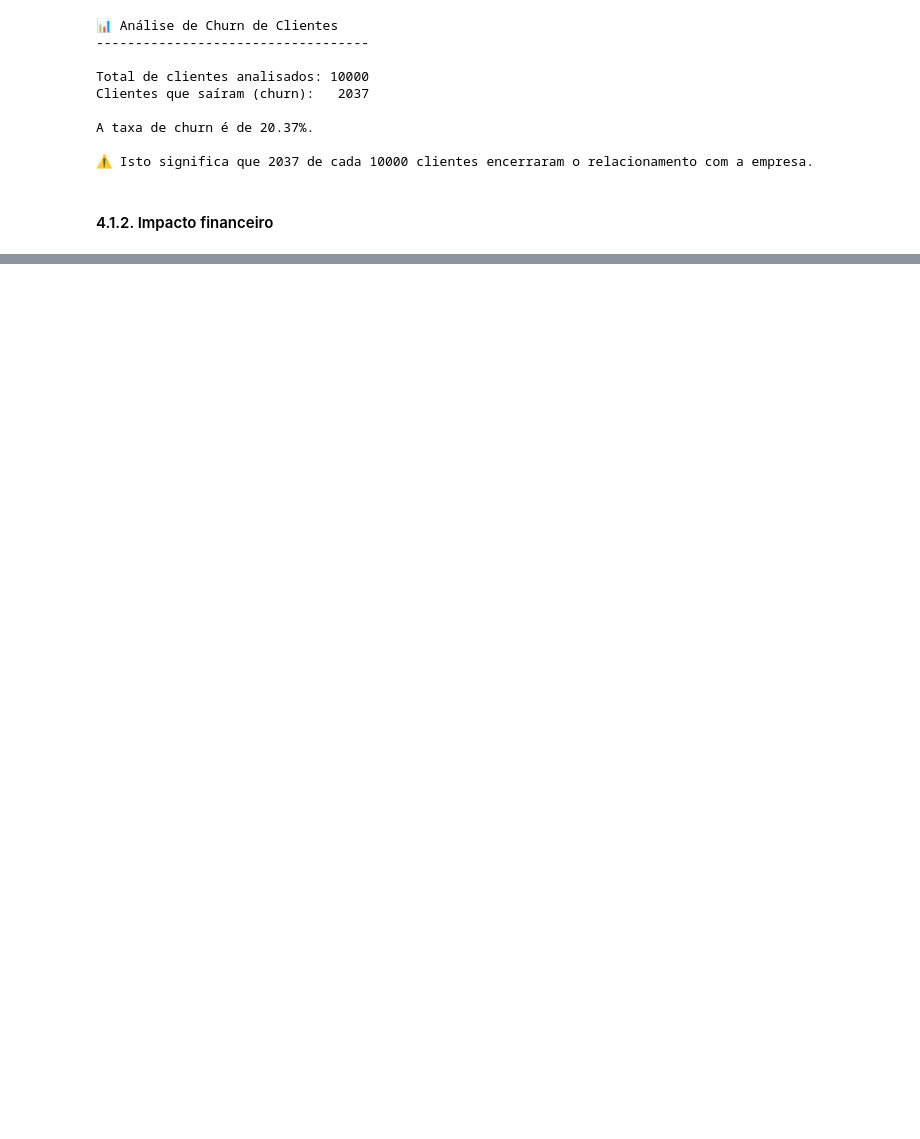
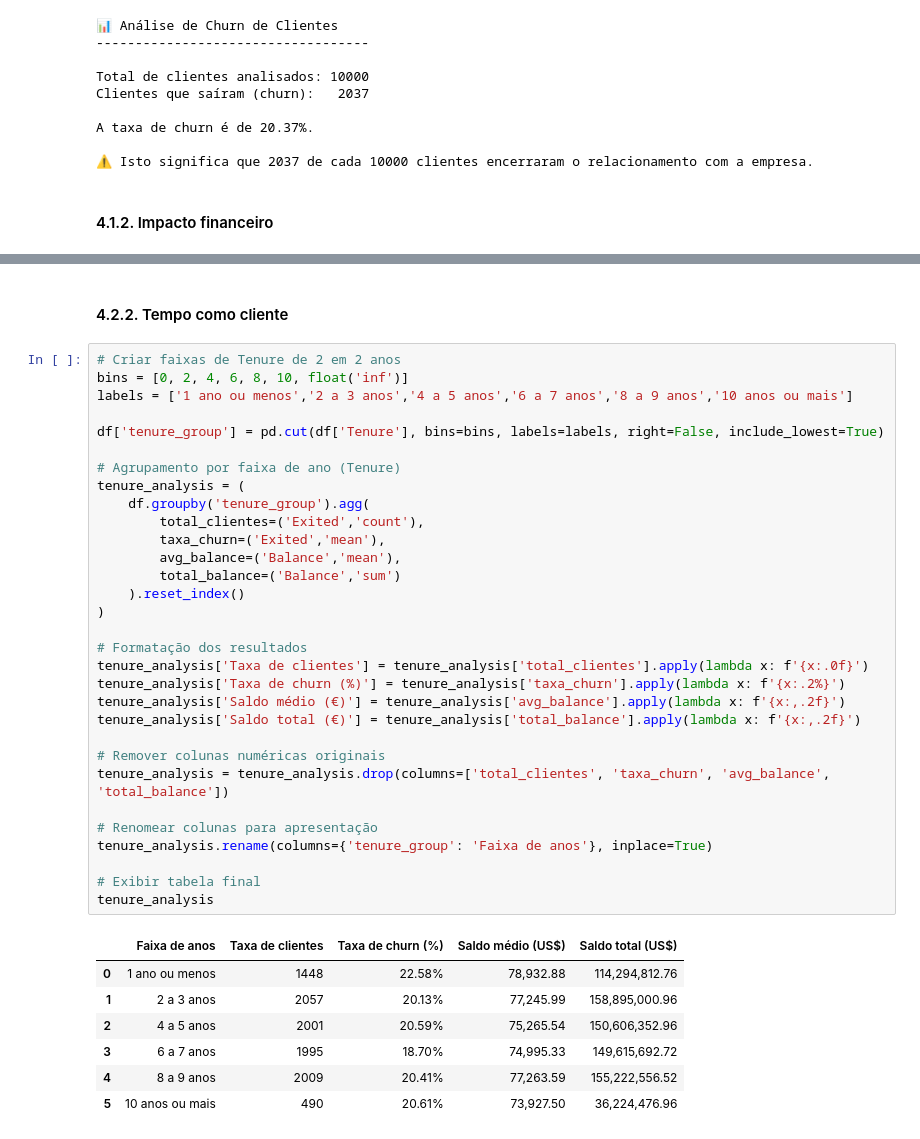
Before and after one commit to emso-exe/Churn_clientes_de_banco, a Jupyter notebook: notebooks/001_analise_exploratoria.ipynb, the cells around one changed output, grey strips where cells are left out. Saved outputs shown, nothing was run; the diff lists cells and outputs as text; blank space fills up the shorter version.

```diff
--- a/notebooks/001_analise_exploratoria.ipynb
+++ b/notebooks/001_analise_exploratoria.ipynb
@@ -493,0 +589,41 @@ Saldo médio dos clientes que permaneceram: 72,745.30
+# %% [markdown]
+#### 4.2.2. Tempo como cliente
+# %%
+# Criar faixas de Tenure de 2 em 2 anos
+bins = [0, 2, 4, 6, 8, 10, float('inf')]
+labels = ['1 ano ou menos','2 a 3 anos','4 a 5 anos','6 a 7 anos','8 a 9 anos','10 anos ou mais']
+
+df['tenure_group'] = pd.cut(df['Tenure'], bins=bins, labels=labels, right=False, include_lowest=True)
+
+# Agrupamento por faixa de ano (Tenure)
+tenure_analysis = (
+    df.groupby('tenure_group').agg(
+        total_clientes=('Exited','count'),
+        taxa_churn=('Exited','mean'),
+        avg_balance=('Balance','mean'),
+        total_balance=('Balance','sum')
+    ).reset_index()
+)
+
+# Formatação dos resultados
+tenure_analysis['Taxa de clientes'] = tenure_analysis['total_clientes'].apply(lambda x: f'{x:.0f}')
+tenure_analysis['Taxa de churn (%)'] = tenure_analysis['taxa_churn'].apply(lambda x: f'{x:.2%}')
+tenure_analysis['Saldo médio (€)'] = tenure_analysis['avg_balance'].apply(lambda x: f'{x:,.2f}')
+tenure_analysis['Saldo total (€)'] = tenure_analysis['total_balance'].apply(lambda x: f'{x:,.2f}')
+
+# Remover colunas numéricas originais
+tenure_analysis = tenure_analysis.drop(columns=['total_clientes', 'taxa_churn', 'avg_balance', 'total_balance'])
+
+# Renomear colunas para apresentação
+tenure_analysis.rename(columns={'tenure_group': 'Faixa de anos'}, inplace=True)
+
+# Exibir tabela final
+tenure_analysis
+# %% [output]
+|  | Faixa de anos | Taxa de clientes | Taxa de churn (%) | Saldo médio (US$) | Saldo total (US$) |
+| 0 | 1 ano ou menos | 1448 | 22.58% | 78,932.88 | 114,294,812.76 |
+| 1 | 2 a 3 anos | 2057 | 20.13% | 77,245.99 | 158,895,000.96 |
+| 2 | 4 a 5 anos | 2001 | 20.59% | 75,265.54 | 150,606,352.96 |
+| 3 | 6 a 7 anos | 1995 | 18.70% | 74,995.33 | 149,615,692.72 |
+| 4 | 8 a 9 anos | 2009 | 20.41% | 77,263.59 | 155,222,556.52 |
+| 5 | 10 anos ou mais | 490 | 20.61% | 73,927.50 | 36,224,476.96 |
```
Also changed, not shown: parts of 17 cells of this notebook.
